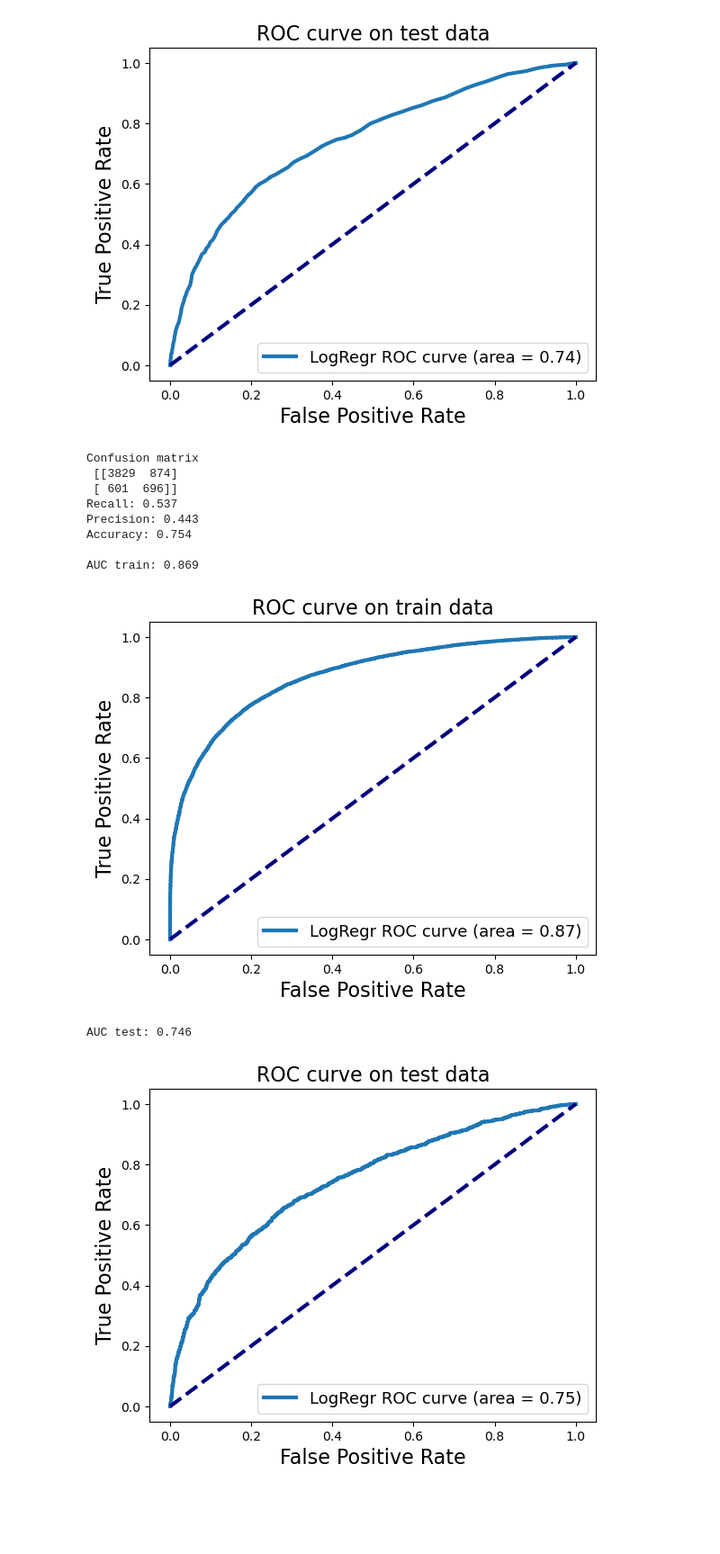
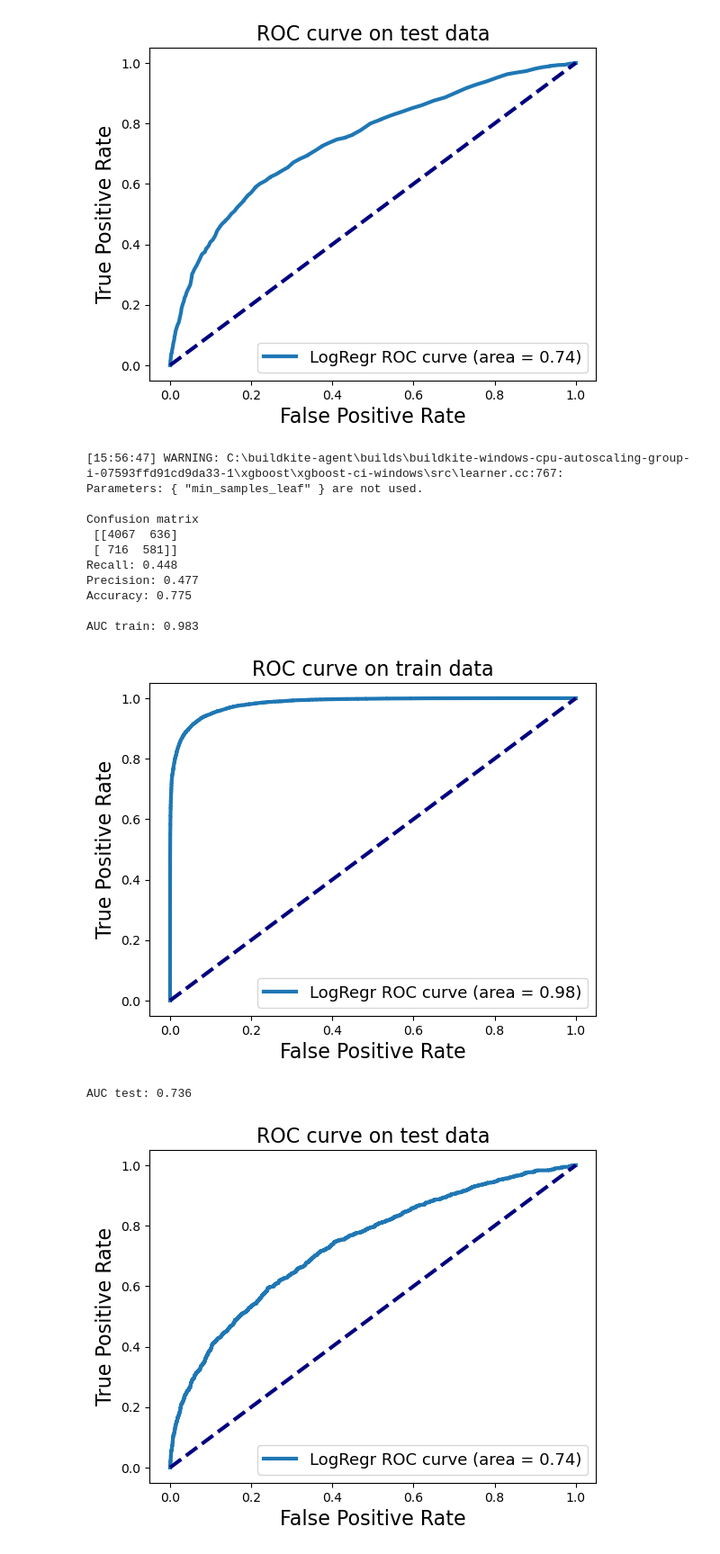
Before and after one commit to MathewShuvarikov/Python_and_R, a Jupyter notebook: Boosting/Credit_card_default.ipynb, the cells around one changed output. Shown at 90% size. Saved outputs shown, nothing was run; the diff lists cells and outputs as text; code cells hidden in the pictures; blank space fills up the shorter version.

```diff
--- a/Boosting/Credit_card_default.ipynb
+++ b/Boosting/Credit_card_default.ipynb
@@ -283,8 +297,8 @@ AUC train: 1.000
 AUC test: 0.743
 [figure]
 # %%
-# GRB
-grb2 = GradientBoostingClassifier(random_state=0).fit(X_train, y_train)
+# XGB
+grb2 = XGBClassifier(random_state=0, max_depth = 7, min_samples_leaf= 7).fit(X_train, y_train)
 p = grb2.predict(X_test)
 
 print('Confusion matrix \n', confusion_matrix(y_test, p))
@@ -292,39 +306,42 @@ print('Recall: {:.3f}'.format(recall_score(y_test, p)))
 print('Precision: {:.3f}'.format(precision_score(y_test, p)))
 print('Accuracy: {:.3f}'.format(accuracy_score(y_test, p)), '\n')
 
 p_train = grb2.predict_proba(X_train)[:,1]
 p_test = grb2.predict_proba(X_test)[:,1]
 
 fpr_lr, tpr_lr, _ = roc_curve(y_train, p_train.reshape(-1, 1))
 print('AUC train: {:.3f}'.format(auc(fpr_lr, tpr_lr)))
 
 plt.plot(fpr_lr, tpr_lr,  lw=3, label='LogRegr ROC curve (area = {:0.2f})'.format(auc(fpr_lr, tpr_lr)))
 plt.xlabel('False Positive Rate', fontsize=16)
 plt.ylabel('True Positive Rate', fontsize=16)
 plt.title('ROC curve on train data', fontsize=16)
 plt.legend(loc='lower right', fontsize=13)
 plt.plot([0, 1], [0, 1], color='navy', lw=3, linestyle='--')
 plt.show()
 
 fpr_lr, tpr_lr, _ = roc_curve(y_test, p_test.reshape(-1, 1))
 print('AUC test: {:.3f}'.format(auc(fpr_lr, tpr_lr)))
 
 plt.plot(fpr_lr, tpr_lr,  lw=3, label='LogRegr ROC curve (area = {:0.2f})'.format(auc(fpr_lr, tpr_lr)))
 plt.xlabel('False Positive Rate', fontsize=16)
 plt.ylabel('True Positive Rate', fontsize=16)
 plt.title('ROC curve on test data', fontsize=16)
 plt.legend(loc='lower right', fontsize=13)
 plt.plot([0, 1], [0, 1], color='navy', lw=3, linestyle='--')
 plt.show()
 # %% [output]
+[15:56:47] WARNING: C:\buildkite-agent\builds\buildkite-windows-cpu-autoscaling-group-i-07593ffd91cd9da33-1\xgboost\xgboost-ci-windows\src\learner.cc:767:
+Parameters: { "min_samples_leaf" } are not used.
+
 Confusion matrix
- [[3829  874]
- [ 601  696]]
-Recall: 0.537
-Precision: 0.443
-Accuracy: 0.754
+ [[4067  636]
+ [ 716  581]]
+Recall: 0.448
+Precision: 0.477
+Accuracy: 0.775
 
-AUC train: 0.869
+AUC train: 0.983
-[figure, old version]
+[figure, new version]
-AUC test: 0.746
+AUC test: 0.736
-[figure, old version]
+[figure, new version]
```
Also changed, not shown: parts of 9 cells of this notebook, 3 other files.
